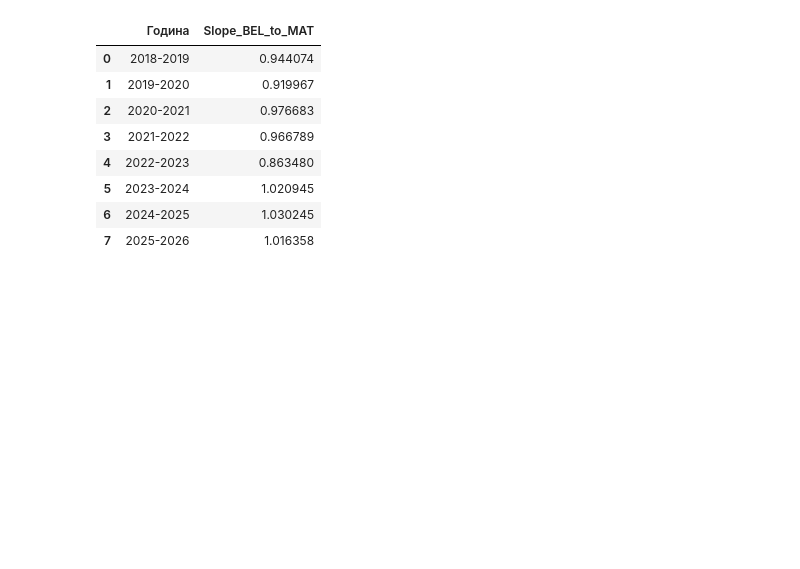
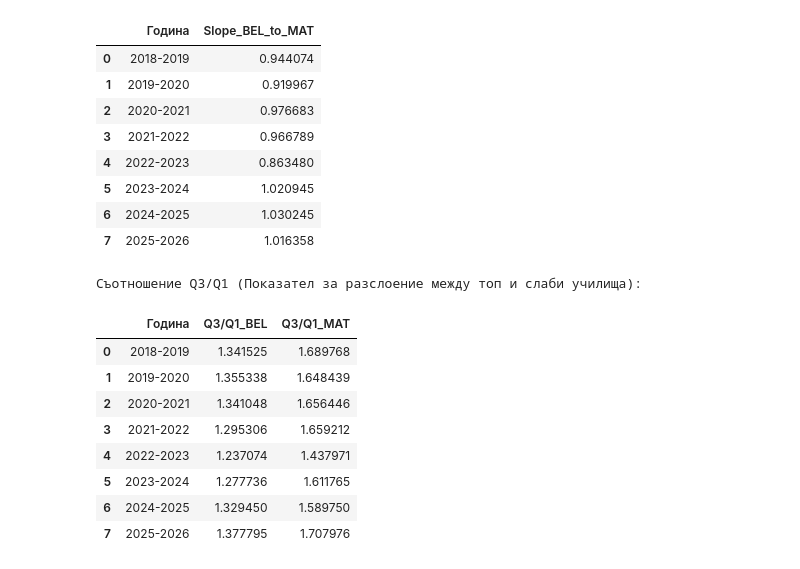
Before and after one commit to MariaDimitrova29/Math-concepts-Exam-project, a Jupyter notebook: varna_schools_analysis.ipynb, the cells around one changed output. Cells and saved outputs as stored; diff of their text form; code cells hidden in the pictures; blank space fills up the shorter version.

Commit message:
Adding inter-quartile gap ratio

```diff
--- a/varna_schools_analysis.ipynb
+++ b/varna_schools_analysis.ipynb
@@ -649,3 +649,33 @@ display(slope_df)
 | 5 | 2023-2024 | 1.020945 |
 | 6 | 2024-2025 | 1.030245 |
 | 7 | 2025-2026 | 1.016358 |
+# %%
+# ==========================================
+# ИЗМЕРВАНЕ НА НОЖИЦАТА МЕЖДУ ЕЛИТ И РИСКОВИ (IQR Ratio)
+# ==========================================
+def get_quartile_ratio(data, column):
+    q1 = data[column].quantile(0.25)
+    q3 = data[column].quantile(0.75)
+    return q3 / q1 if q1 > 0 else np.nan
+
+ratio_results = []
+for year in years:
+    sub = df[df['Година'] == year]
+    ratio_bel = get_quartile_ratio(sub, 'БЕЛ')
+    ratio_mat = get_quartile_ratio(sub, 'МАТ')
+    ratio_results.append({'Година': year, 'Q3/Q1_BEL': ratio_bel, 'Q3/Q1_MAT': ratio_mat})
+
+ratio_df = pd.DataFrame(ratio_results)
+print("Съотношение Q3/Q1 (Показател за разслоение между топ и слаби училища):")
+display(ratio_df)
+# %% [output]
+Съотношение Q3/Q1 (Показател за разслоение между топ и слаби училища):
+|  | Година | Q3/Q1_BEL | Q3/Q1_MAT |
+| 0 | 2018-2019 | 1.341525 | 1.689768 |
+| 1 | 2019-2020 | 1.355338 | 1.648439 |
+| 2 | 2020-2021 | 1.341048 | 1.656446 |
+| 3 | 2021-2022 | 1.295306 | 1.659212 |
+| 4 | 2022-2023 | 1.237074 | 1.437971 |
+| 5 | 2023-2024 | 1.277736 | 1.611765 |
+| 6 | 2024-2025 | 1.329450 | 1.589750 |
+| 7 | 2025-2026 | 1.377795 | 1.707976 |
```
